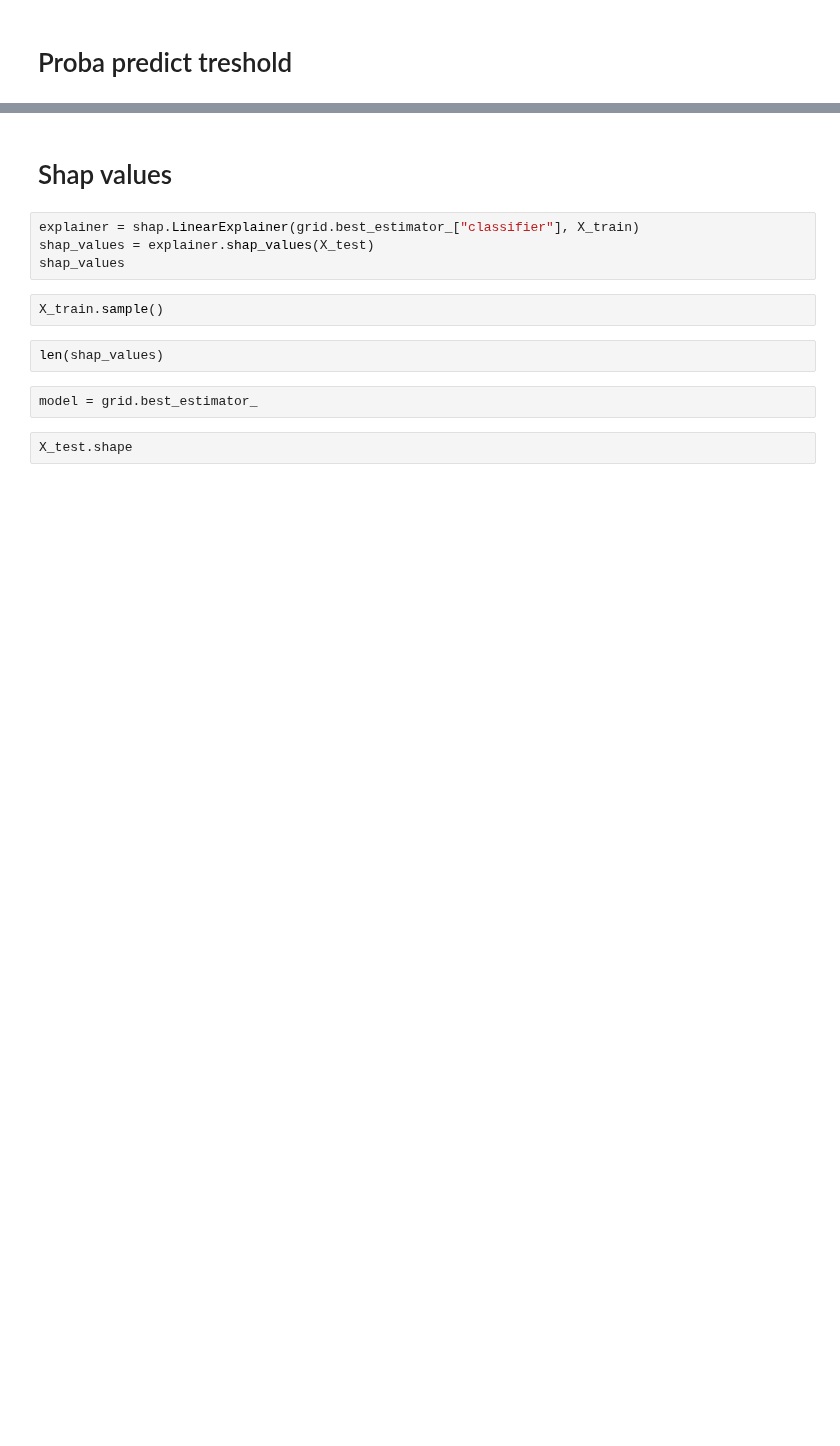
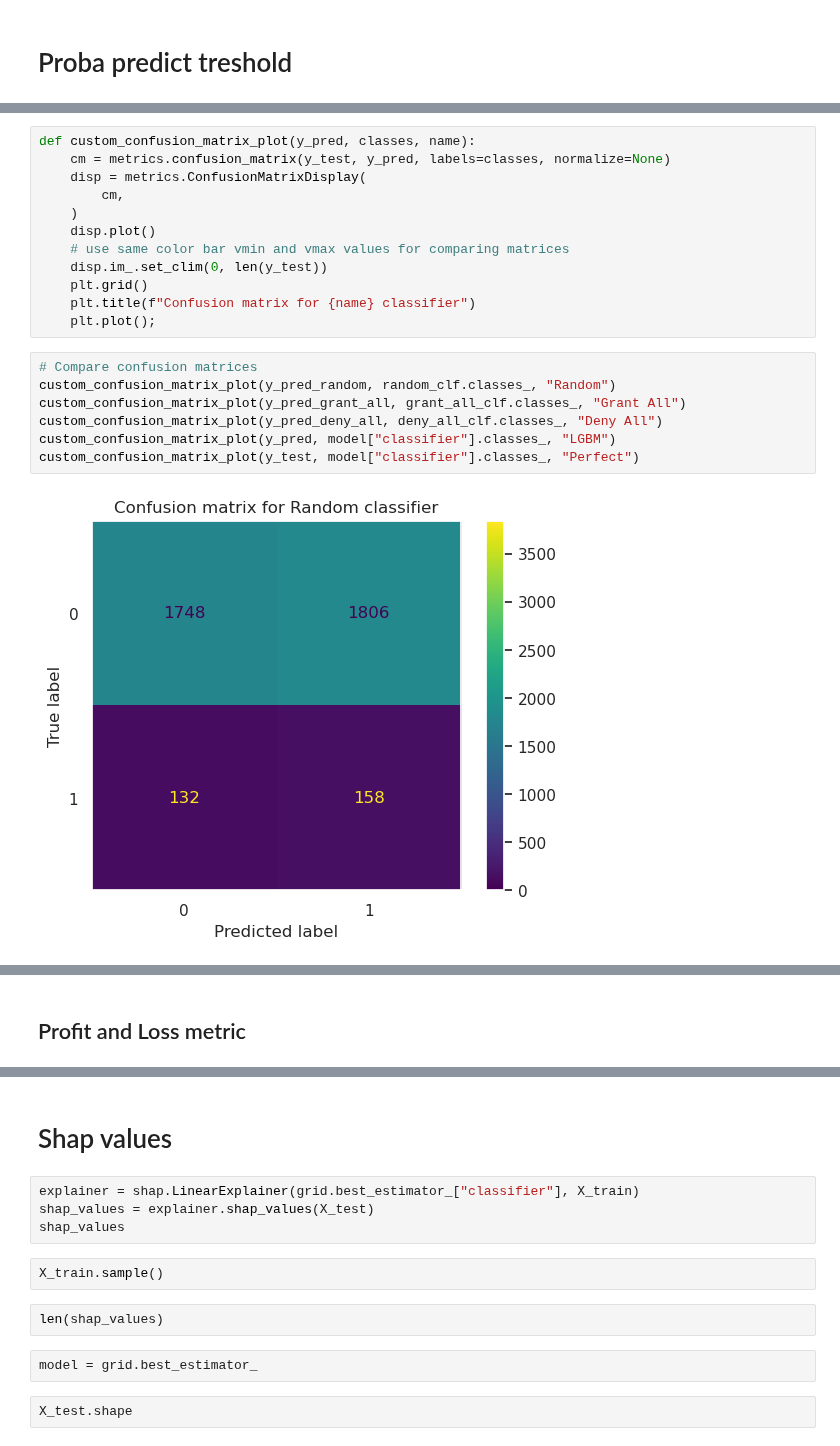
Before and after one commit to carlgennetais/P7_scoring_ML, a Jupyter notebook: notebooks/P7_04_modeling-pipeline.ipynb, the cells around one changed output, grey strips where cells are left out. Drawn from its saved outputs; the diff is of its cells as text; blank space fills up the shorter version.

```diff
--- a/notebooks/P7_04_modeling-pipeline.ipynb
+++ b/notebooks/P7_04_modeling-pipeline.ipynb
@@ -536,0 +551,21 @@ plt.show();
+# %%
+def custom_confusion_matrix_plot(y_pred, classes, name):
+    cm = metrics.confusion_matrix(y_test, y_pred, labels=classes, normalize=None)
+    disp = metrics.ConfusionMatrixDisplay(
+        cm,
+    )
+    disp.plot()
+    # use same color bar vmin and vmax values for comparing matrices
+    disp.im_.set_clim(0, len(y_test))
+    plt.grid()
+    plt.title(f"Confusion matrix for {name} classifier")
+    plt.plot();
+# %%
+# Compare confusion matrices
+custom_confusion_matrix_plot(y_pred_random, random_clf.classes_, "Random")
+custom_confusion_matrix_plot(y_pred_grant_all, grant_all_clf.classes_, "Grant All")
+custom_confusion_matrix_plot(y_pred_deny_all, deny_all_clf.classes_, "Deny All")
+custom_confusion_matrix_plot(y_pred, model["classifier"].classes_, "LGBM")
+custom_confusion_matrix_plot(y_test, model["classifier"].classes_, "Perfect")
+# %% [output]
+[figure, added]
@@ -537,3 +576,5 @@ plt.show();
+# %% [markdown]
+## Profit and Loss metric
 # %%
 results.pnl_to_baseline.plot.bar(subplots=False)
 plt.title("Profits compared to baseline revenue")
```
Also changed, not shown: parts of 57 cells of this notebook.
